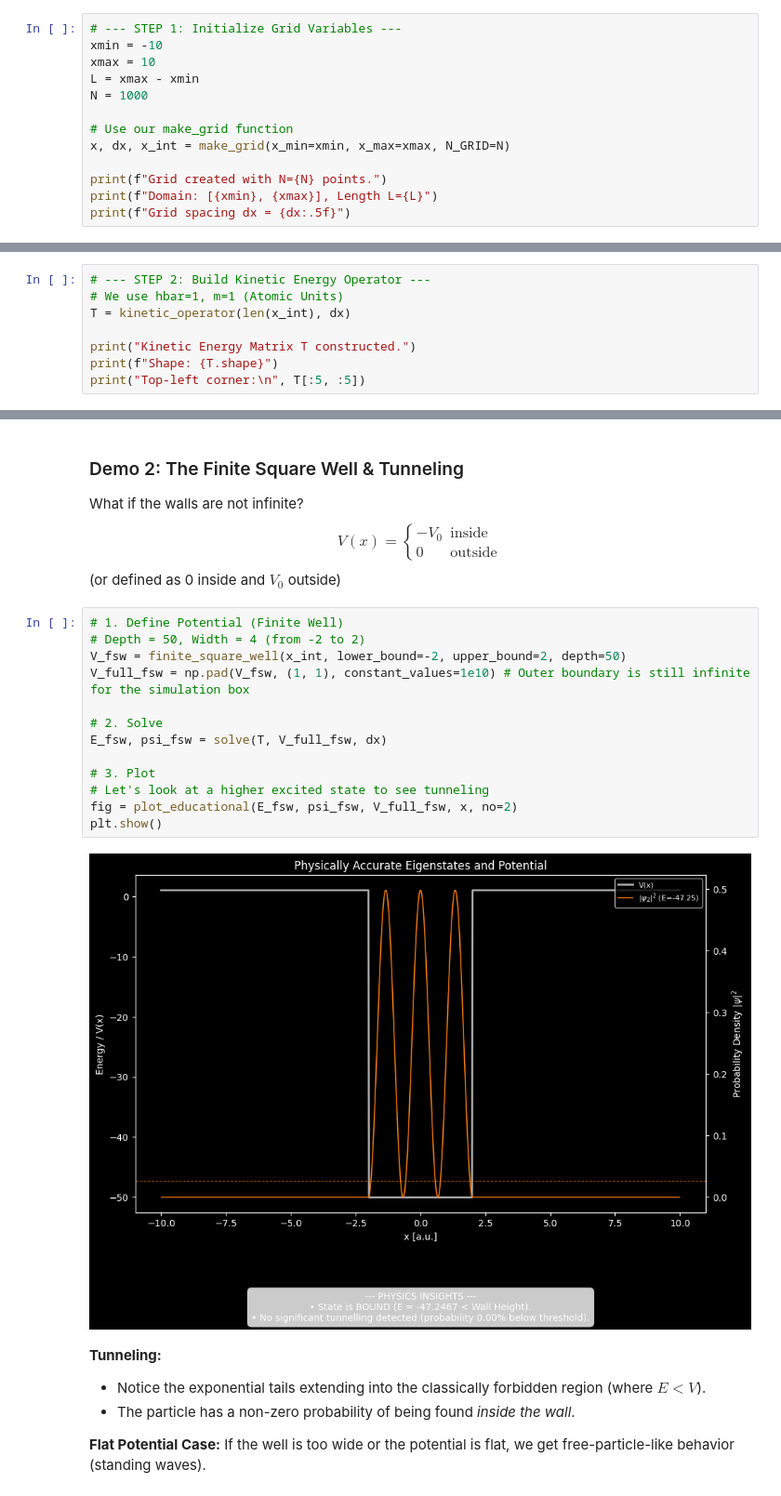
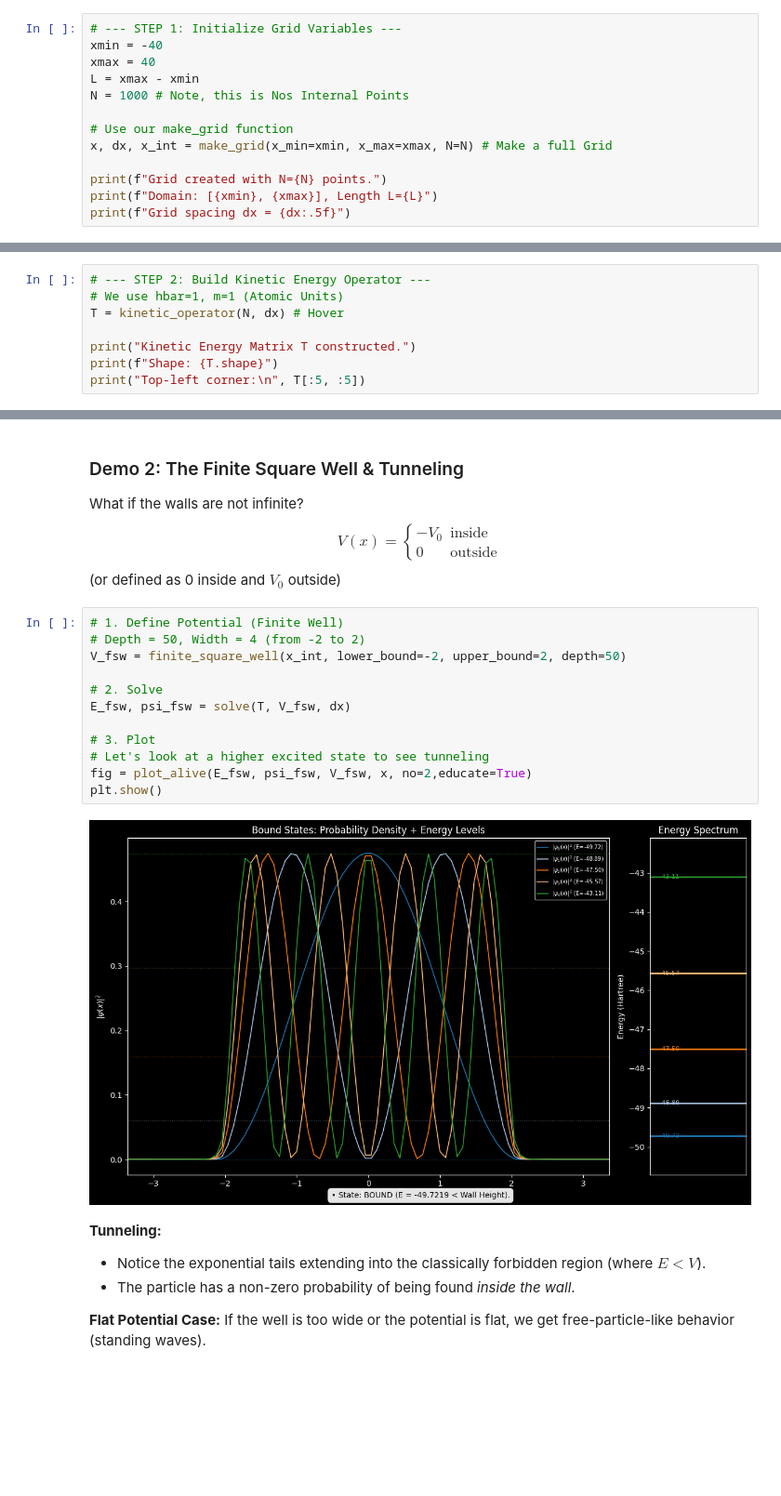
Before and after one commit to Ahilan-Bucket/Hand-wave, a Jupyter notebook: Handwave_Presentation_.ipynb, the cells around one changed output, grey strips where cells are left out. Shown: that part at 93% size. Drawn from its saved outputs; the diff is of its cells as text; blank space fills up the shorter version.

```diff
--- a/Handwave_Presentation_.ipynb
+++ b/Handwave_Presentation_.ipynb
@@ -131,12 +357,12 @@ This is exactly the operator my code builds in `kinetic_operator()`.
 # %%
 # --- STEP 1: Initialize Grid Variables ---
-xmin = -10
-xmax = 10
+xmin = -40
+xmax = 40
 L = xmax - xmin
-N = 1000
+N = 1000 # Note, this is Nos Internal Points
 
 # Use our make_grid function
-x, dx, x_int = make_grid(x_min=xmin, x_max=xmax, N_GRID=N)
+x, dx, x_int = make_grid(x_min=xmin, x_max=xmax, N=N) # Make a full Grid
 
 print(f"Grid created with N={N} points.")
 print(f"Domain: [{xmin}, {xmax}], Length L={L}")
@@ -148,7 +374,7 @@ Grid spacing dx = 0.01998
 # %%
 # --- STEP 2: Build Kinetic Energy Operator ---
 # We use hbar=1, m=1 (Atomic Units)
-T = kinetic_operator(len(x_int), dx)
+T = kinetic_operator(N, dx) # Hover
 
 print("Kinetic Energy Matrix T constructed.")
 print(f"Shape: {T.shape}")
@@ -207,18 +469,17 @@ $$ V(x) = \begin{cases} -V_0 & \text{inside} \\ 0 & \text{outside} \end{cases} $
 # %%
 # 1. Define Potential (Finite Well)
 # Depth = 50, Width = 4 (from -2 to 2)
 V_fsw = finite_square_well(x_int, lower_bound=-2, upper_bound=2, depth=50)
-V_full_fsw = np.pad(V_fsw, (1, 1), constant_values=1e10) # Outer boundary is still infinite for the simulation box
 
 # 2. Solve
-E_fsw, psi_fsw = solve(T, V_full_fsw, dx)
+E_fsw, psi_fsw = solve(T, V_fsw, dx)
 
 # 3. Plot
 # Let's look at a higher excited state to see tunneling
-fig = plot_educational(E_fsw, psi_fsw, V_full_fsw, x, no=2)
+fig = plot_alive(E_fsw, psi_fsw, V_fsw, x, no=2,educate=True)
 plt.show()
 # %% [output]
-[figure, old version]
+[figure, new version]
 # %% [markdown]
 **Tunneling:**
 - Notice the exponential tails extending into the classically forbidden region (where $E < V$).
```
Also changed, not shown: parts of 28 cells of this notebook, 2 other files.
